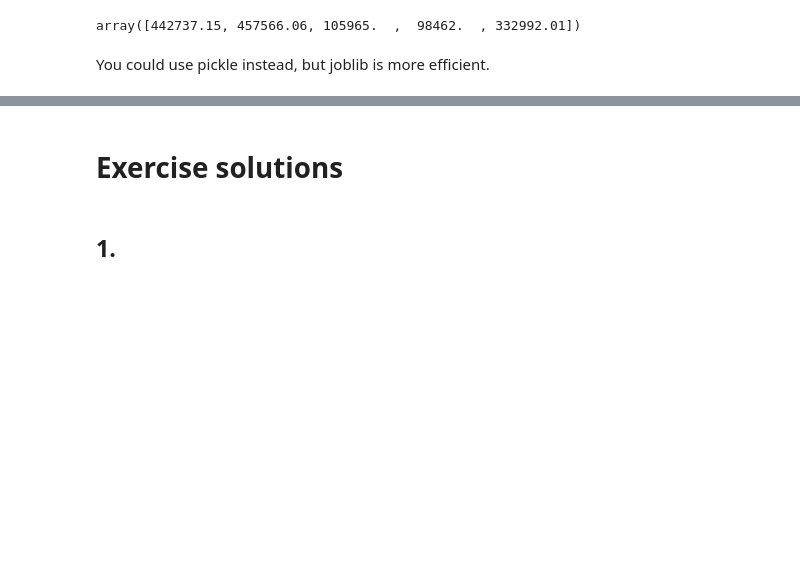
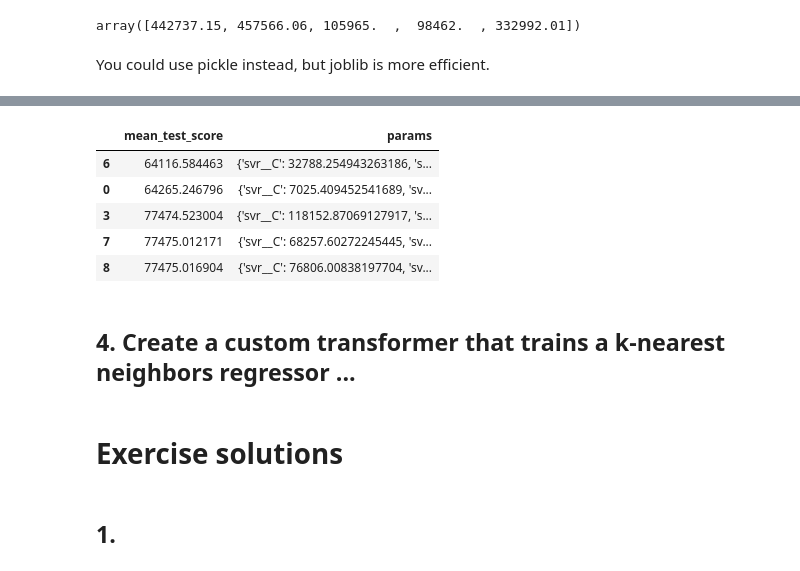
Before and after one commit to lucaswerner90/hands-on-ml-third-edition, a Jupyter notebook: 02_end_to_end_machine_learning_project.ipynb, the cells around one changed output, grey strips where cells are left out. Drawn from its saved outputs; the diff is of its cells as text; code cells hidden in the pictures; blank space fills up the shorter version.

```diff
--- a/02_end_to_end_machine_learning_project.ipynb
+++ b/02_end_to_end_machine_learning_project.ipynb
@@ -1669,0 +1818,8 @@ You could use pickle instead, but joblib is more efficient.
+# %%
+from sklearn.feature_selection import SelectFromModel
+
+svr_pipeline = Pipeline([
+    ("preprocessing", preprocessing),
+    ("select_from_model", SelectFromModel(estimator=RandomForestRegressor())),
+    ("svr", SVR(kernel="rbf")),
+])
@@ -1669,0 +1844,8 @@ You could use pickle instead, but joblib is more efficient.
+# %%
+params_svr_random_search = {
+        'svr__kernel': ['linear', 'rbf'],
+        'svr__C': reciprocal(20, 200_000),
+        'svr__gamma': expon(scale=1.0),
+    }
+random_search = RandomizedSearchCV(svr_pipeline, param_distributions=params_svr_random_search,cv=5,n_iter=10,scoring="neg_root_mean_squared_error",verbose=1)
+random_search.fit(housing_subset, housing_labels_subset)
@@ -1669,0 +1872,16 @@ You could use pickle instead, but joblib is more efficient.
+# %%
+selector_df = pd.DataFrame(random_search.cv_results_)
+selector_df[["mean_test_score"]] = -selector_df[["mean_test_score"]]
+# %%
+selector_df.sort_values(by="mean_test_score",ascending=True,inplace=True)
+# %%
+selector_df[["mean_test_score","params"]].head()
+# %% [output]
+|  | mean_test_score | params |
+| 6 | 64116.584463 | {'svr__C': 32788.254943263186, 's... |
+| 0 | 64265.246796 | {'svr__C': 7025.409452541689, 'sv... |
+| 3 | 77474.523004 | {'svr__C': 118152.87069127917, 's... |
+| 7 | 77475.012171 | {'svr__C': 68257.60272245445, 'sv... |
+| 8 | 77475.016904 | {'svr__C': 76806.00838197704, 'sv... |
+# %% [markdown]
+## 4. Create a custom transformer that trains a k-nearest neighbors regressor ...
```
Also changed, not shown: parts of 28 cells of this notebook, 1 other file.
